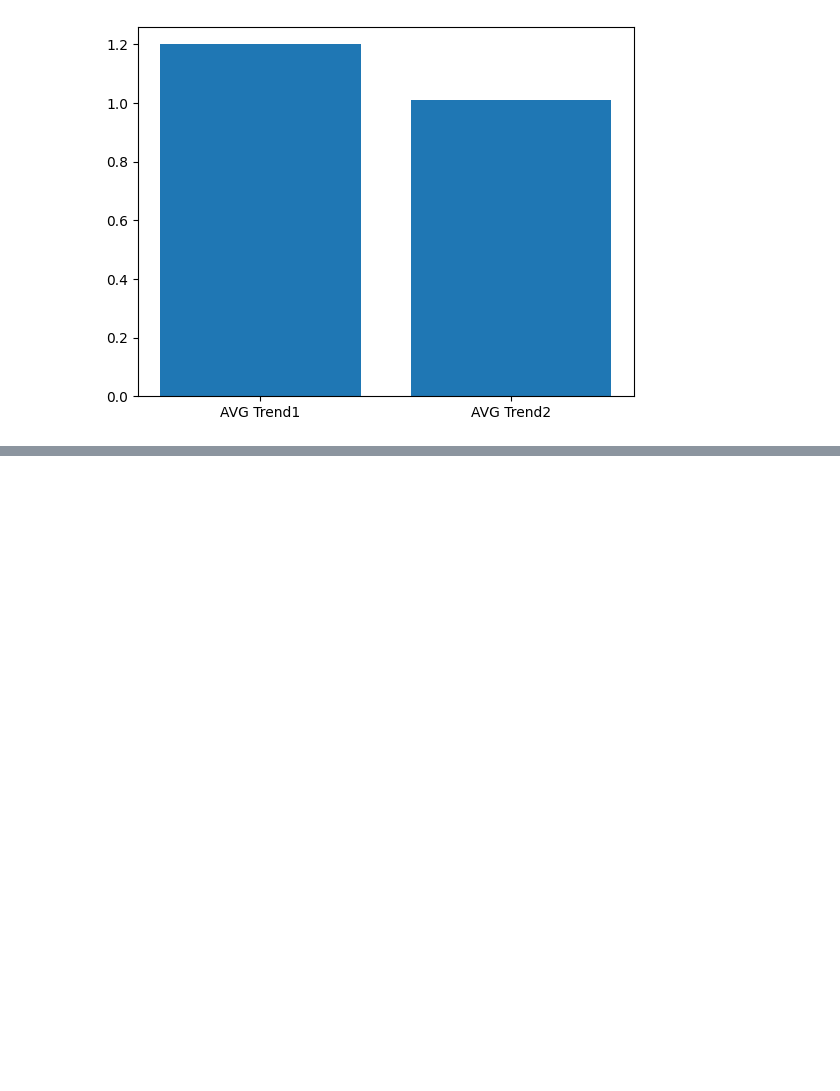
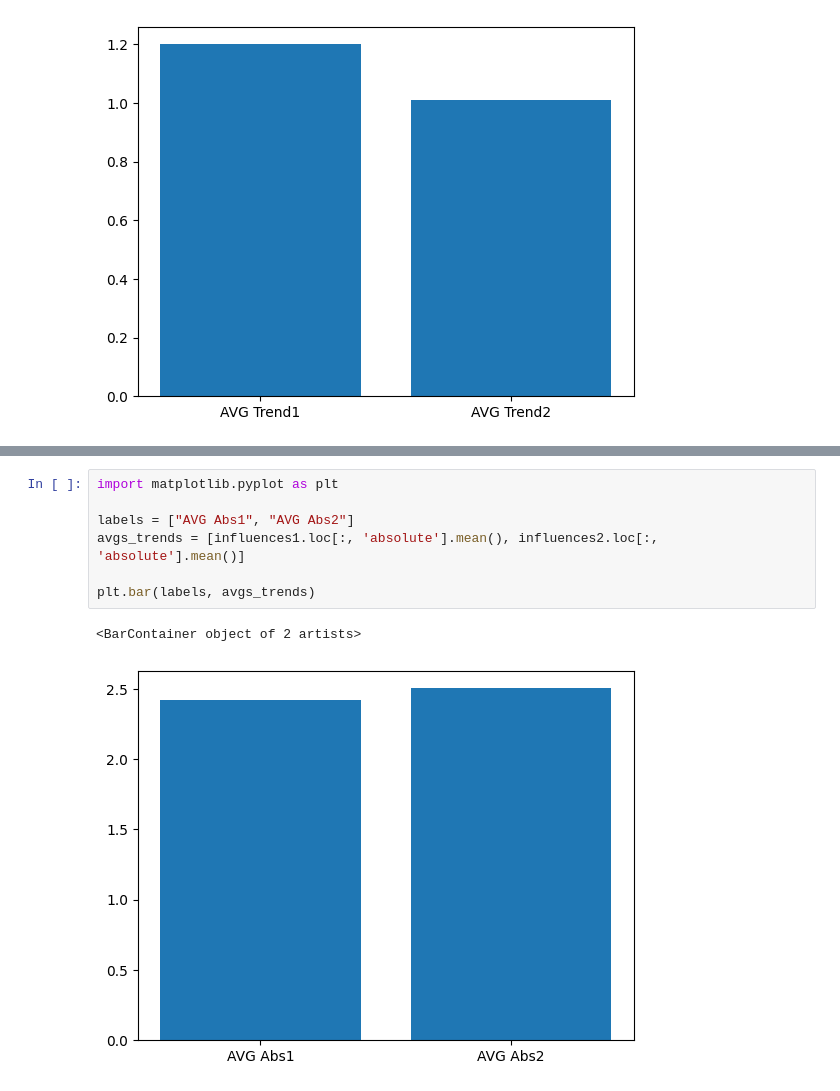
Before and after one commit to alphaname007/BigDataBandits, a Jupyter notebook: Abstract.ipynb, the cells around one changed output, grey strips where cells are left out. Saved outputs shown, nothing was run; the diff lists cells and outputs as text; blank space fills up the shorter version.

```diff
--- a/Abstract.ipynb
+++ b/Abstract.ipynb
@@ -163,0 +186,10 @@ plt.bar(labels, avgs_trends)
+# %%
+import matplotlib.pyplot as plt
+
+labels = ["AVG Abs1", "AVG Abs2"]
+avgs_trends = [influences1.loc[:, 'absolute'].mean(), influences2.loc[:, 'absolute'].mean()]
+
+plt.bar(labels, avgs_trends)
+# %% [output]
+<BarContainer object of 2 artists>
+[figure, added]
```
Also changed, not shown: parts of 5 cells of this notebook.
